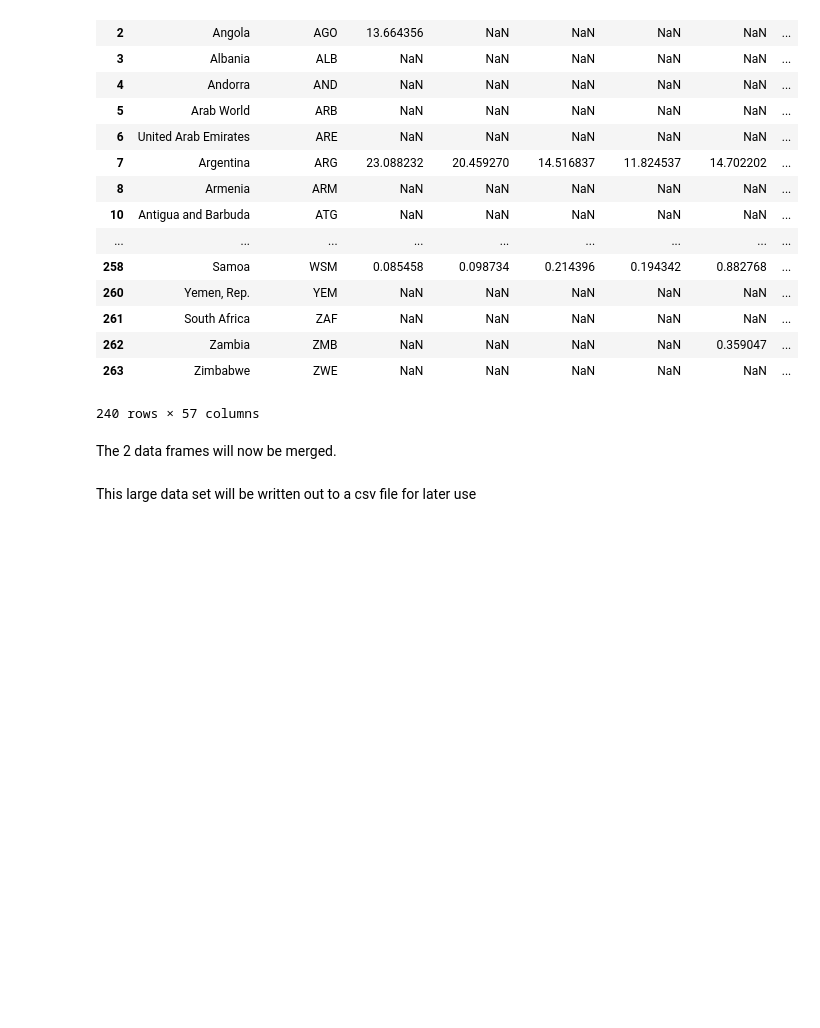
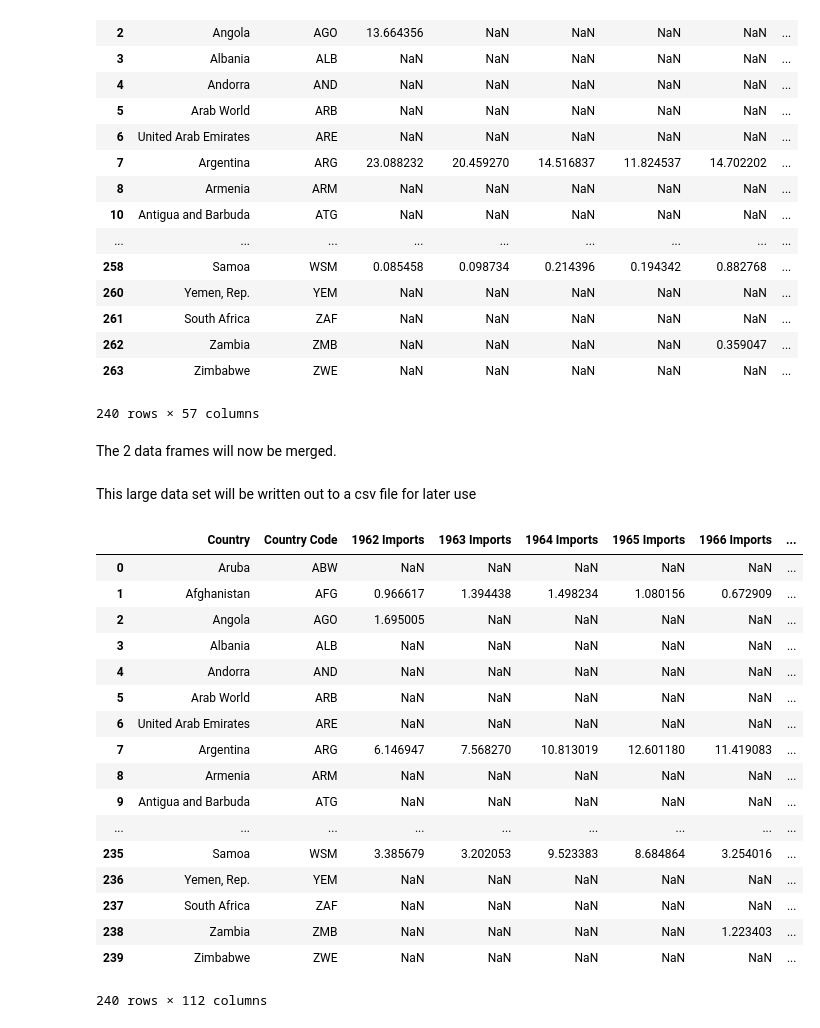
Before and after one commit to UNCG-CSE/World-Refugee-Forecast, a Jupyter notebook: src/wrf_imports_and_exports.ipynb, the cells around one changed output. Saved outputs shown, nothing was run; the diff lists cells and outputs as text; code cells hidden in the pictures; blank space fills up the shorter version.

```diff
--- a/src/wrf_imports_and_exports.ipynb
+++ b/src/wrf_imports_and_exports.ipynb
@@ -133,3 +136,25 @@ The 2 data frames will now be merged.
 pd.merge(df3, df6).to_csv('merged_imports_and_exports.csv')
 # %% [markdown]
 This large data set will be written out to a csv file for later use
+# %%
+df7 = pd.merge(df3, df6)
+df7
+# %% [output]
+|  | Country | Country Code | 1962 Imports | 1963 Imports | 1964 Imports | 1965 Imports | 1966 Imports | ... |
+| 0 | Aruba | ABW | NaN | NaN | NaN | NaN | NaN | ... |
+| 1 | Afghanistan | AFG | 0.966617 | 1.394438 | 1.498234 | 1.080156 | 0.672909 | ... |
+| 2 | Angola | AGO | 1.695005 | NaN | NaN | NaN | NaN | ... |
+| 3 | Albania | ALB | NaN | NaN | NaN | NaN | NaN | ... |
+| 4 | Andorra | AND | NaN | NaN | NaN | NaN | NaN | ... |
+| 5 | Arab World | ARB | NaN | NaN | NaN | NaN | NaN | ... |
+| 6 | United Arab Emirates | ARE | NaN | NaN | NaN | NaN | NaN | ... |
+| 7 | Argentina | ARG | 6.146947 | 7.568270 | 10.813019 | 12.601180 | 11.419083 | ... |
+| 8 | Armenia | ARM | NaN | NaN | NaN | NaN | NaN | ... |
+| 9 | Antigua and Barbuda | ATG | NaN | NaN | NaN | NaN | NaN | ... |
+| ... | ... | ... | ... | ... | ... | ... | ... | ... |
+| 235 | Samoa | WSM | 3.385679 | 3.202053 | 9.523383 | 8.684864 | 3.254016 | ... |
+| 236 | Yemen, Rep. | YEM | NaN | NaN | NaN | NaN | NaN | ... |
+| 237 | South Africa | ZAF | NaN | NaN | NaN | NaN | NaN | ... |
+| 238 | Zambia | ZMB | NaN | NaN | NaN | NaN | 1.223403 | ... |
+| 239 | Zimbabwe | ZWE | NaN | NaN | NaN | NaN | NaN | ... |
+240 rows × 112 columns
```
Also changed, not shown: parts of 3 cells of this notebook.
